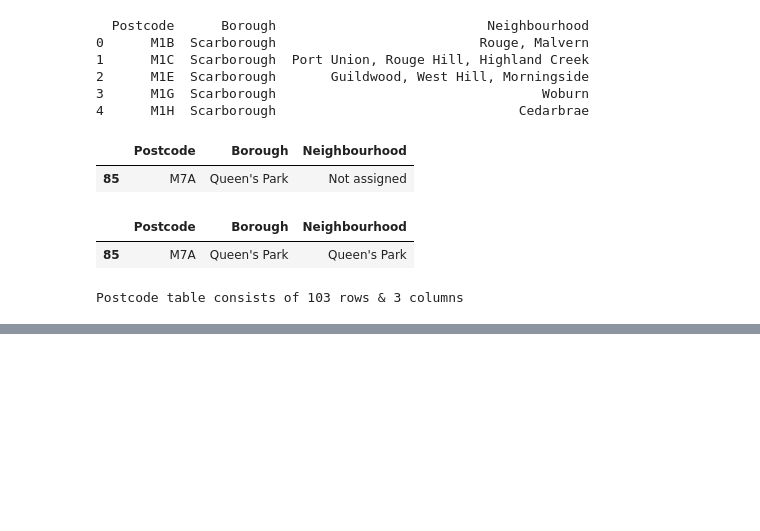
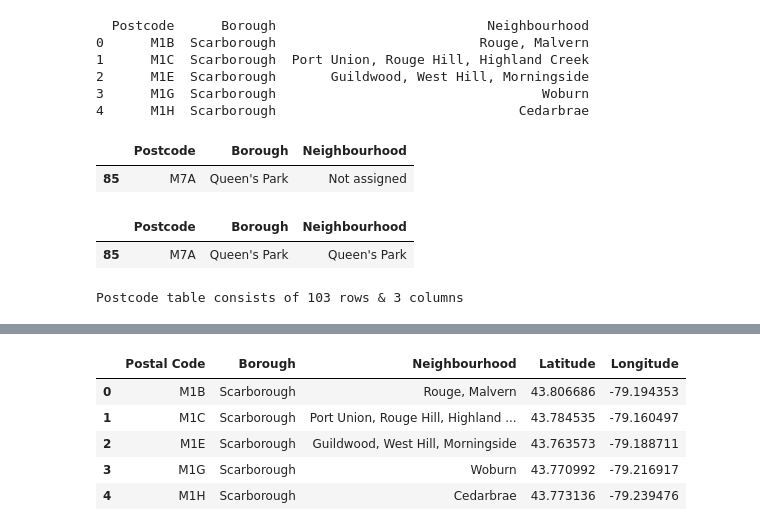
Before and after one commit to 6969tls/IBM-Applied-Data-Science-Week3, a Jupyter notebook: Applied Data Science Capstone.ipynb, the cells around one changed output, grey strips where cells are left out. Cells and saved outputs as stored; diff of their text form; code cells hidden in the pictures; blank space fills up the shorter version.

```diff
--- a/Applied Data Science Capstone.ipynb
+++ b/Applied Data Science Capstone.ipynb
@@ -473,0 +596,12 @@ Postcode table consists of 103 rows & 3 columns
+# %%
+# re-arrange columns based on assignment instruction
+
+geo_toronto = geo_toronto[['Postal Code', 'Borough', 'Neighbourhood', 'Latitude', 'Longitude']]
+geo_toronto.head()
+# %% [output]
+|  | Postal Code | Borough | Neighbourhood | Latitude | Longitude |
+| 0 | M1B | Scarborough | Rouge, Malvern | 43.806686 | -79.194353 |
+| 1 | M1C | Scarborough | Port Union, Rouge Hill, Highland ... | 43.784535 | -79.160497 |
+| 2 | M1E | Scarborough | Guildwood, West Hill, Morningside | 43.763573 | -79.188711 |
+| 3 | M1G | Scarborough | Woburn | 43.770992 | -79.216917 |
+| 4 | M1H | Scarborough | Cedarbrae | 43.773136 | -79.239476 |
```
Also changed, not shown: parts of 12 cells of this notebook.
